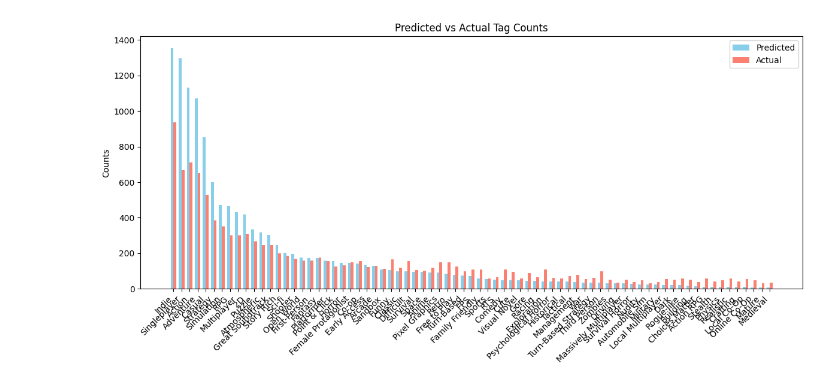
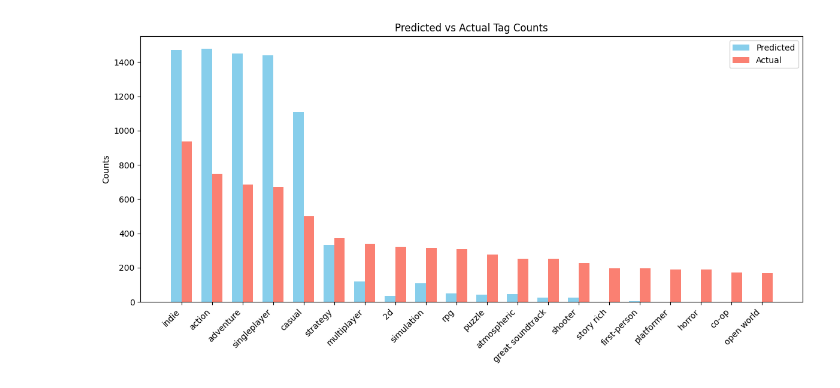
Before and after one commit to JorisVlaar/NLP_Project_Group_36, a Jupyter notebook: project2.ipynb, the cells around one changed output. Cells and saved outputs as stored; diff of their text form; code cells hidden in the pictures.

```diff
--- a/project2.ipynb
+++ b/project2.ipynb
@@ -268,6 +221,9 @@ Encoding text to embeddings...
 # -----------------------------
 print("Encoding tags to multilabel format...")
 mlb = MultiLabelBinarizer()
-y = mlb.fit_transform(game_reviews['tags'])
+y = mlb.fit_transform(game_reviews_filtered['tags'])
+
+print(filtered_embeddings.shape)
+print(y.shape)
 # %% [output]
 Encoding tags to multilabel format...
@@ -277,7 +235,7 @@ Encoding tags to multilabel format...
 # -----------------------------
 print("Splitting data into train and test sets...")
 X_train, X_test, y_train, y_test, train_ids, test_ids, train_names, test_names = train_test_split(
-    data, y, game_reviews['app_id'], game_reviews['app_name'], test_size=0.15, random_state=69
+    filtered_embeddings, y, game_reviews_filtered['app_id'], game_reviews_filtered['app_name'], test_size=0.15, random_state=42
 )
 
 print(X_train.shape, y_train.shape, X_test.shape, y_test.shape)
@@ -361,6 +319,6 @@ def get_treshhold_tags(probs, threshold=0.25):
         dynamic_pred_tags.append(tags)
     return dynamic_pred_tags
 # %%
-# probsl = simple_linear(X_train, y_train)
+probsl = simple_linear(X_train, y_train)
 # probsm = median_class_weights_linear(X_train, y_train, X_test)
-kprobs = kfoldprobs(X_train, y_train, X_test, n_splits=10)
+# kprobs = kfoldprobs(X_train, y_train, X_test, n_splits=10)
@@ -367,17 +361,15 @@ kprobs = kfoldprobs(X_train, y_train, X_test, n_splits=10)
 # %%
-for i in [0.1, 0.15, 0.2, 0.25]:
+for i in [0.1, 0.15, 0.2, 0.25, .3]:
     print("\n ----------- \nResults for threshold =", i)
-    # top_n_pred_tags = get_treshhold_tags(probsl, threshold=i)
+    top_n_pred_tags = get_treshhold_tags(probsl, threshold=i)
     # print("Results for simple linear model:")
     # ceval(top_n_pred_tags)
     # top_n_pred_tags = get_top_n_tags(probsl, top_n=8)
     # print("\n ----------- \nResults for simple linear model (top 8):")
-    # ceval(top_n_pred_tags)
-    # top_n_pred_tags = get_treshhold_tags(probsm, threshold=0.35)
-    # print("\n ----------- \nResults for median class weights linear model:")
-    # ceval(top_n_pred_tags)
-    top_n_pred_tags = get_treshhold_tags( kprobs, threshold=i)
-    print("\n ----------- \nResults for k-fold model:")
+    # top_n_pred_tags = get_treshhold_tags(probsm, threshold=i)
+    print("\n ----------- \nResults for median class weights linear model:")
+    # top_n_pred_tags = get_treshhold_tags( kprobs, threshold=i)
+    # print("\n ----------- \nResults for k-fold model:")
     ceval(top_n_pred_tags)
 # %% [output]
  -----------
@@ -587,22 +583,22 @@ countHistogram(df_compare, labels=False)
 # %%
 # Make a mapping from predicted tags to their counts
-pred_map = dict(zip(top_act[0], top_act[1]))
+pred_map = dict(zip(top_pred[0], top_pred[1]))
 
-# Reorder pred tags/counts to follow act_tag ordering
-new_act_tags = top_pred[0]
-new_act_counts = [pred_map.get(tag, 0) for tag in new_act_tags]  # fallback 0 if missing
+# Reorder pred counts to follow actual tag ordering
+new_act_tags = top_act[0]                  # actual tags are the reference
+new_pred_counts = [pred_map.get(tag, 0) for tag in new_act_tags]  # fallback 0 if missing
 
 # Build dataframe using aligned lists
 df_compare = pd.DataFrame({
-    'pred_Tag': top_pred[0],
-    'pred_count': top_pred[1],
+    'pred_Tag': new_act_tags,        # aligned with actual tags
+    'pred_count': new_pred_counts,   # predicted counts reordered
     'act_Tag': new_act_tags,
-    'act_count': new_act_counts
+    'act_count': top_act[1]
 })
 
-countHistogram(df_compare, top=75)
+countHistogram(df_compare, top=min(np.unique(np.concatenate(top_n_pred_tags)).size, 35))
 # %% [output]
-[figure, old version]
+[figure, new version]
 # %%
 
 def plot_tag_count_distribution_hist(pred_counts, actual_counts, bins=20, title="Tag Count Distribution"):
```
Also changed, not shown: parts of 28 cells of this notebook, 8 other files.
